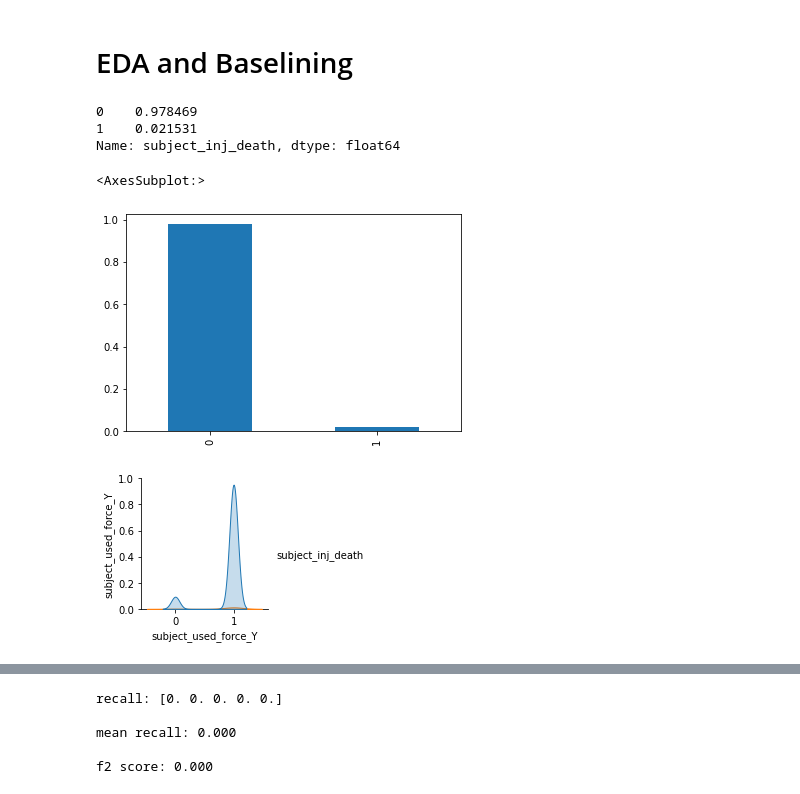
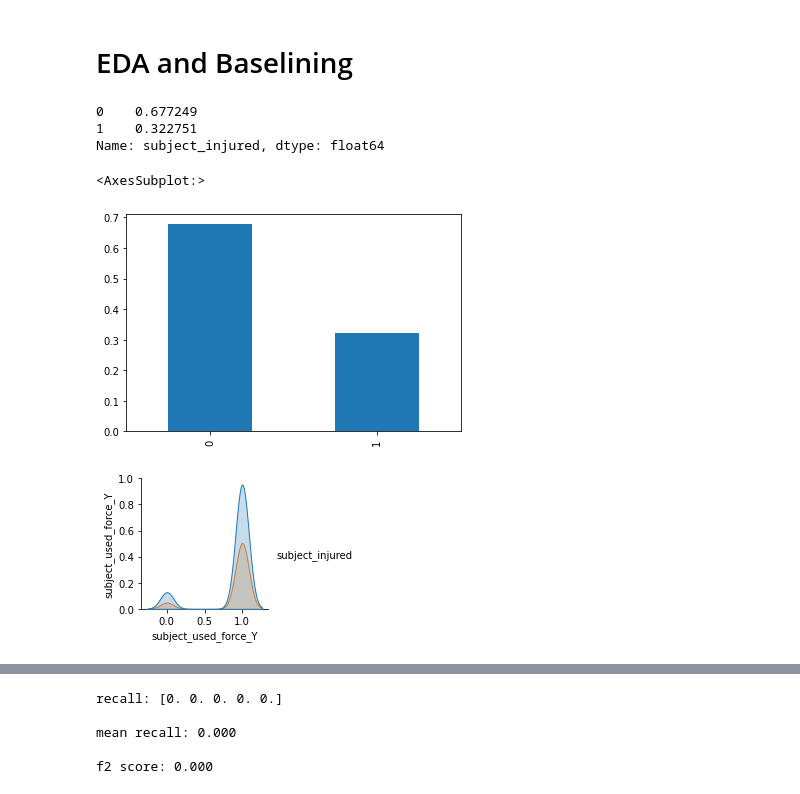
Before and after one commit to chloebs4590/Metis-Classification, a Jupyter notebook: nypd_use_of_force.ipynb, the cells around one changed output, grey strips where cells are left out. Cells and saved outputs as stored; diff of their text form; code cells hidden in the pictures.

```diff
--- a/nypd_use_of_force.ipynb
+++ b/nypd_use_of_force.ipynb
@@ -327,0 +380,2 @@ subjects_incidents = pd.get_dummies(subjects_incidents, columns=['subject_used_f
+# %%
+subjects_tri_injured = subjects_df[['subject_id','tri_incident_number','subject_injured']]
@@ -327,0 +386,4 @@ subjects_incidents = pd.get_dummies(subjects_incidents, columns=['subject_used_f
+# %%
+# create target variable
+
+df_X = df_X.merge(subjects_tri_injured, how='left',on='subject_id')
@@ -328,27 +405,31 @@ subjects_incidents = pd.get_dummies(subjects_incidents, columns=['subject_used_f
+# %%
+df_X.drop(['tri_incident_number_y'],axis=1,inplace=True)
+# %%
+df_X.rename(columns={"tri_incident_number_x": "tri_incident_number"}, inplace=True)
 # %% [markdown]
 # EDA and Baselining
 # %%
 # check how imbalanced the target variable is
 
-target_pcts = subjects_incidents.subject_inj_death.value_counts(normalize=True)
+target_pcts = df_X.subject_injured.value_counts(normalize=True)
 print(target_pcts)
 
-target_pcts.plot(kind='bar') # very imbalanced!
+target_pcts.plot(kind='bar')
 # %% [output]
-0    0.978469
-1    0.021531
-Name: subject_inj_death, dtype: float64
+0    0.677249
+1    0.322751
+Name: subject_injured, dtype: float64
 <AxesSubplot:>
-[figure, old version]
+[figure, new version]
 # %%
 # create a helper function for plotting feature(s) vs target variable
 
 def plot_features(df, sample_size=500):
 
     sample = (df.sample(1000, random_state=44))
-    sns.pairplot(sample,hue='subject_inj_death', plot_kws=dict(alpha=.3, edgecolor='none'))
+    sns.pairplot(sample,hue='subject_injured', plot_kws=dict(alpha=.3, edgecolor='none'))
 
-plot_features(subjects_incidents[['subject_used_force_Y','subject_inj_death']])
+plot_features(df_X[['subject_used_force_Y','subject_injured']])
 # %% [output]
-[figure, old version]
+[figure, new version]
 # %%
```
Also changed, not shown: parts of 47 cells of this notebook.
